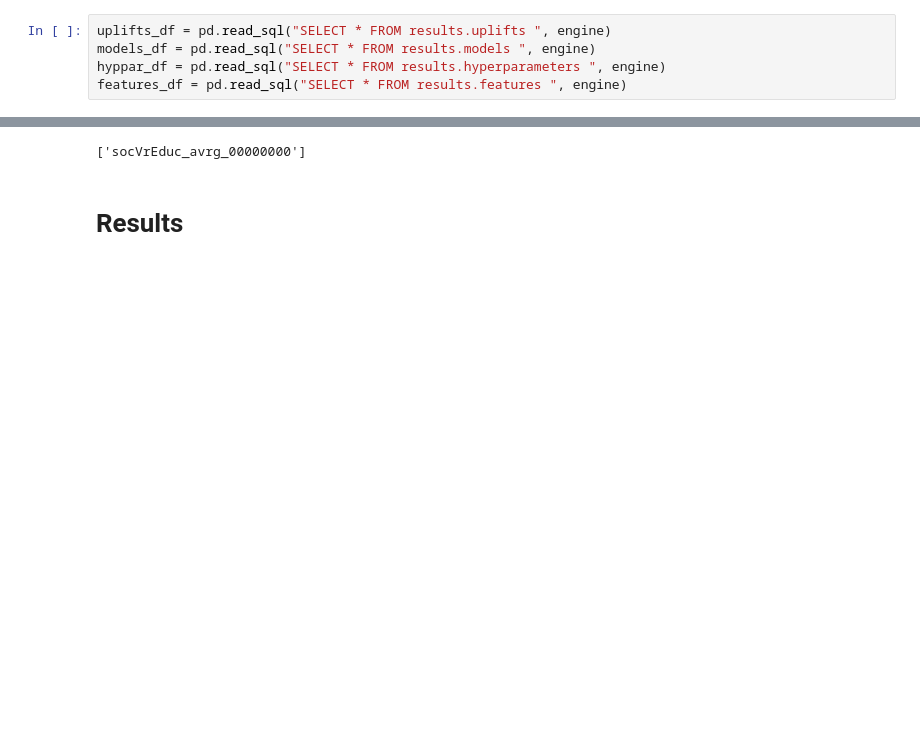
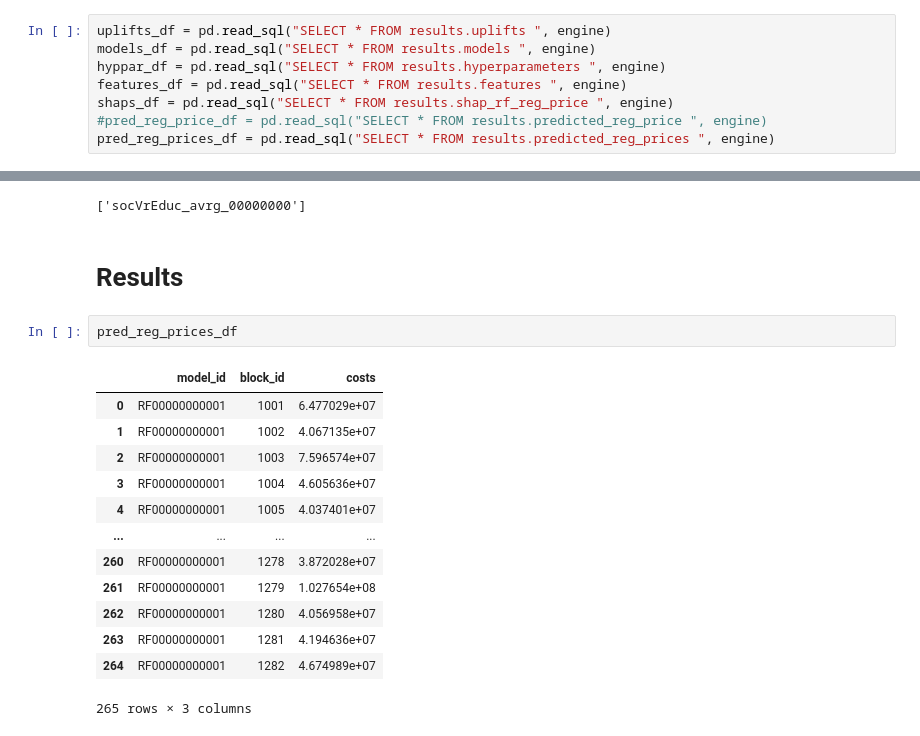
Before and after one commit to Andrew10MAIN/urban_regeneration_platform, a Jupyter notebook: experiments/notebooks/ml_results_review.ipynb, the cells around one changed output, grey strips where cells are left out. Saved outputs shown, nothing was run; the diff lists cells and outputs as text; blank space fills up the shorter version.

```diff
--- a/experiments/notebooks/ml_results_review.ipynb
+++ b/experiments/notebooks/ml_results_review.ipynb
@@ -29,6 +29,9 @@ uplifts_df = pd.read_sql("SELECT * FROM results.uplifts ", engine)
 models_df = pd.read_sql("SELECT * FROM results.models ", engine)
 hyppar_df = pd.read_sql("SELECT * FROM results.hyperparameters ", engine)
 features_df = pd.read_sql("SELECT * FROM results.features ", engine)
+shaps_df = pd.read_sql("SELECT * FROM results.shap_rf_reg_price ", engine)
+#pred_reg_price_df = pd.read_sql("SELECT * FROM results.predicted_reg_price ", engine)
+pred_reg_prices_df = pd.read_sql("SELECT * FROM results.predicted_reg_prices ", engine)
 # %%
 mined_df = pd.read_sql("SELECT * FROM mined.variables ", engine)
 # %%
@@ -37,6 +40,22 @@ mined_df = pd.read_sql("SELECT * FROM mined.variables ", engine)
 ['socVrEduc_avrg_00000000']
 # %% [markdown]
 # Results
+# %%
+pred_reg_prices_df
+# %% [output]
+|  | model_id | block_id | costs |
+| 0 | RF00000000001 | 1001 | 6.477029e+07 |
+| 1 | RF00000000001 | 1002 | 4.067135e+07 |
+| 2 | RF00000000001 | 1003 | 7.596574e+07 |
+| 3 | RF00000000001 | 1004 | 4.605636e+07 |
+| 4 | RF00000000001 | 1005 | 4.037401e+07 |
+| ... | ... | ... | ... |
+| 260 | RF00000000001 | 1278 | 3.872028e+07 |
+| 261 | RF00000000001 | 1279 | 1.027654e+08 |
+| 262 | RF00000000001 | 1280 | 4.056958e+07 |
+| 263 | RF00000000001 | 1281 | 4.194636e+07 |
+| 264 | RF00000000001 | 1282 | 4.674989e+07 |
+265 rows × 3 columns
 # %%
 uplifts_df
 # %% [output]
```
Also changed, not shown: parts of 4 cells of this notebook, 19 other files.
